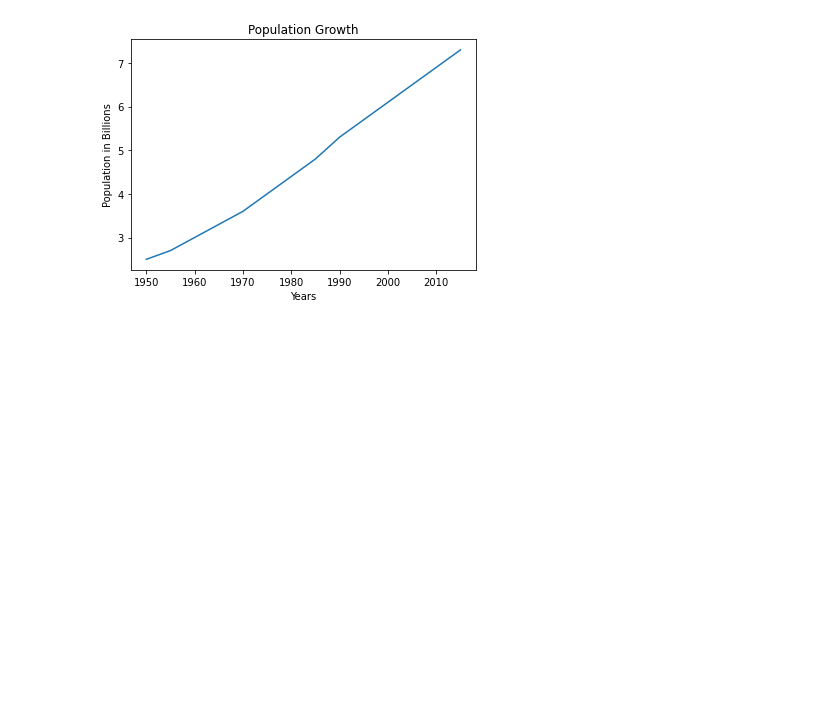
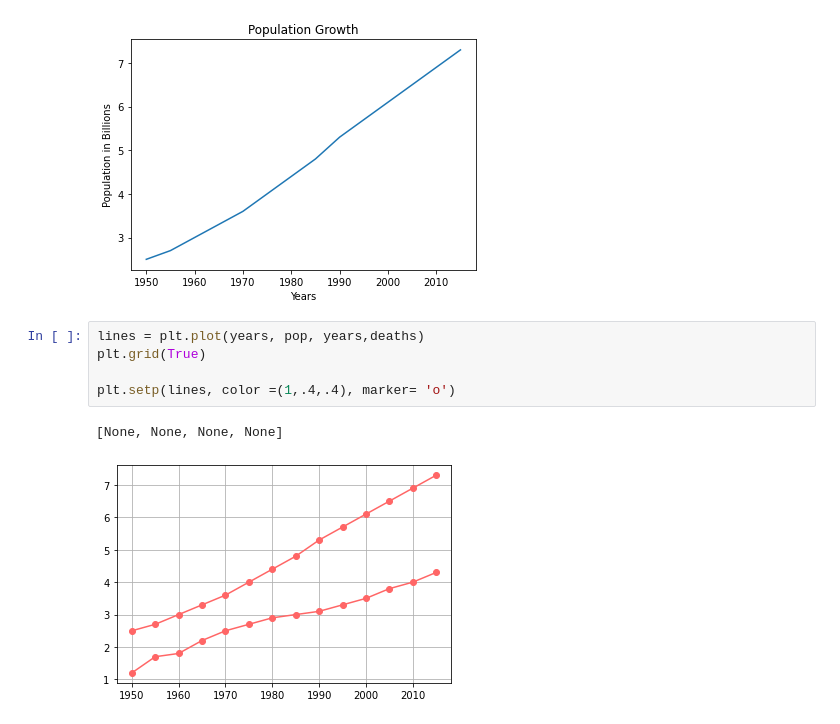
Before and after one commit to marieediaas/curso-pythonbasic, a Jupyter notebook: Exemplos visualização de Dados.ipynb, the cells around one changed output. Saved outputs shown, nothing was run; the diff lists cells and outputs as text; blank space fills up the shorter version.

Commit message:
markers

```diff
--- a/Exemplos visualização de Dados.ipynb
+++ b/Exemplos visualização de Dados.ipynb
@@ -31,3 +32,11 @@ axes.set_title("Population Growth")
 # %% [output]
 Text(0.5, 1.0, 'Population Growth')
 [figure]
+# %%
+lines = plt.plot(years, pop, years,deaths)
+plt.grid(True)
+
+plt.setp(lines, color =(1,.4,.4), marker= 'o')
+# %% [output]
+[None, None, None, None]
+[figure, added]
```
Also changed, not shown: parts of 1 cell of this notebook.
